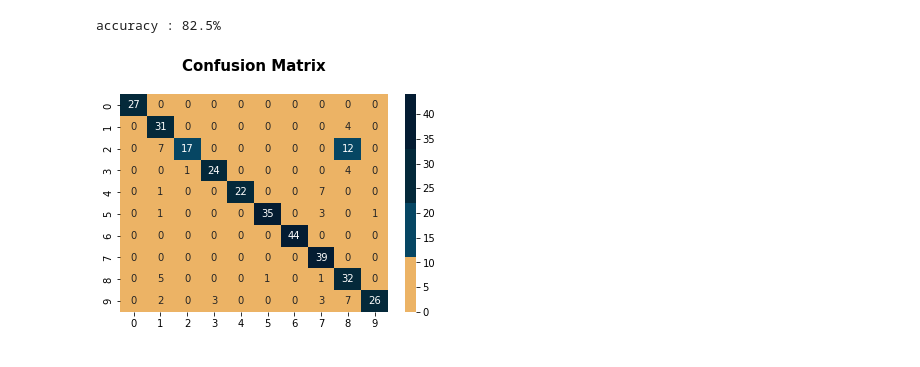
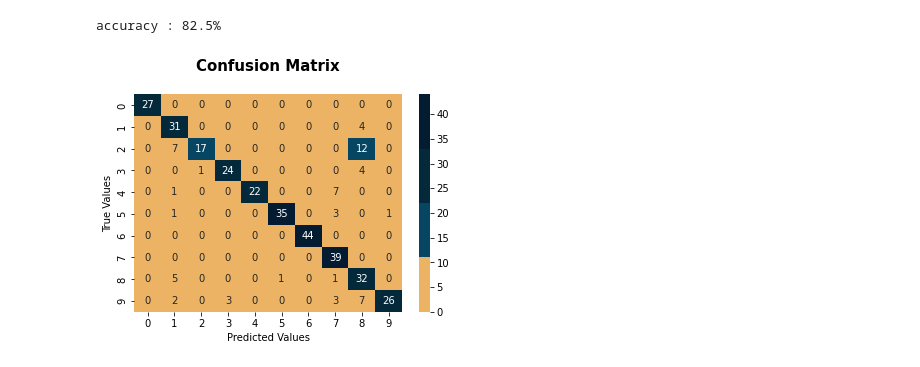
Before and after one commit to budisumandra/handwritten_GaussianNB, a Jupyter notebook: handwritten.ipynb, the cells around one changed output. Drawn from its saved outputs; the diff is of its cells as text; code cells hidden in the pictures.

```diff
--- a/handwritten.ipynb
+++ b/handwritten.ipynb
@@ -140,9 +140,11 @@ accuracy : 82.5%
 # %%
 cm = confusion_matrix(y_test, y_pred)
 sns.heatmap(cm,annot=True, cmap=colors)
-plt.title('Confusion Matrix\n', fontweight = 'bold',fontsize=15);
+plt.title('Confusion Matrix\n', fontweight = 'bold',fontsize=15)
+plt.xlabel('Predicted Values')
+plt.ylabel('True Values');
 # %% [output]
-[figure, old version]
+[figure, new version]
 # %%
 idx = np.random.choice(len(X_test), size=16, replace=True)
 images, labels = X_test[idx], y_test[idx]
```
Also changed, not shown: parts of 1 cell of this notebook.
